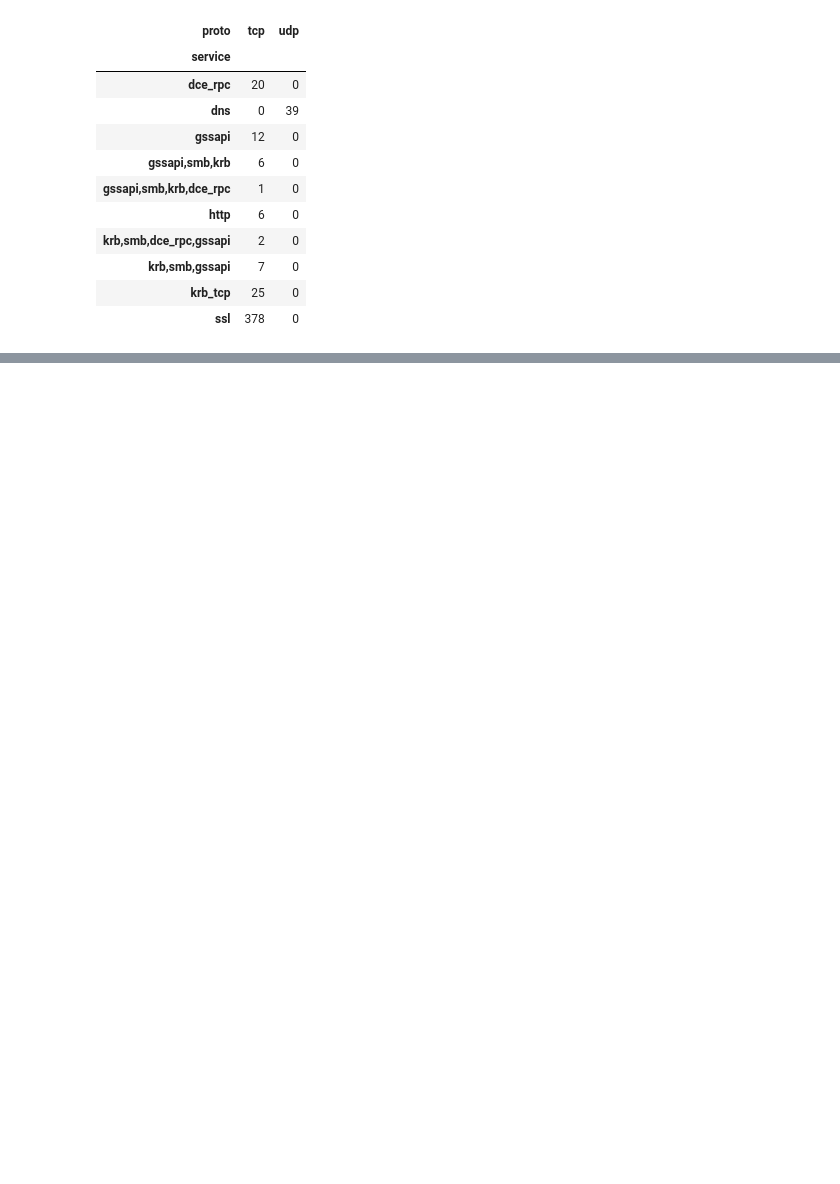
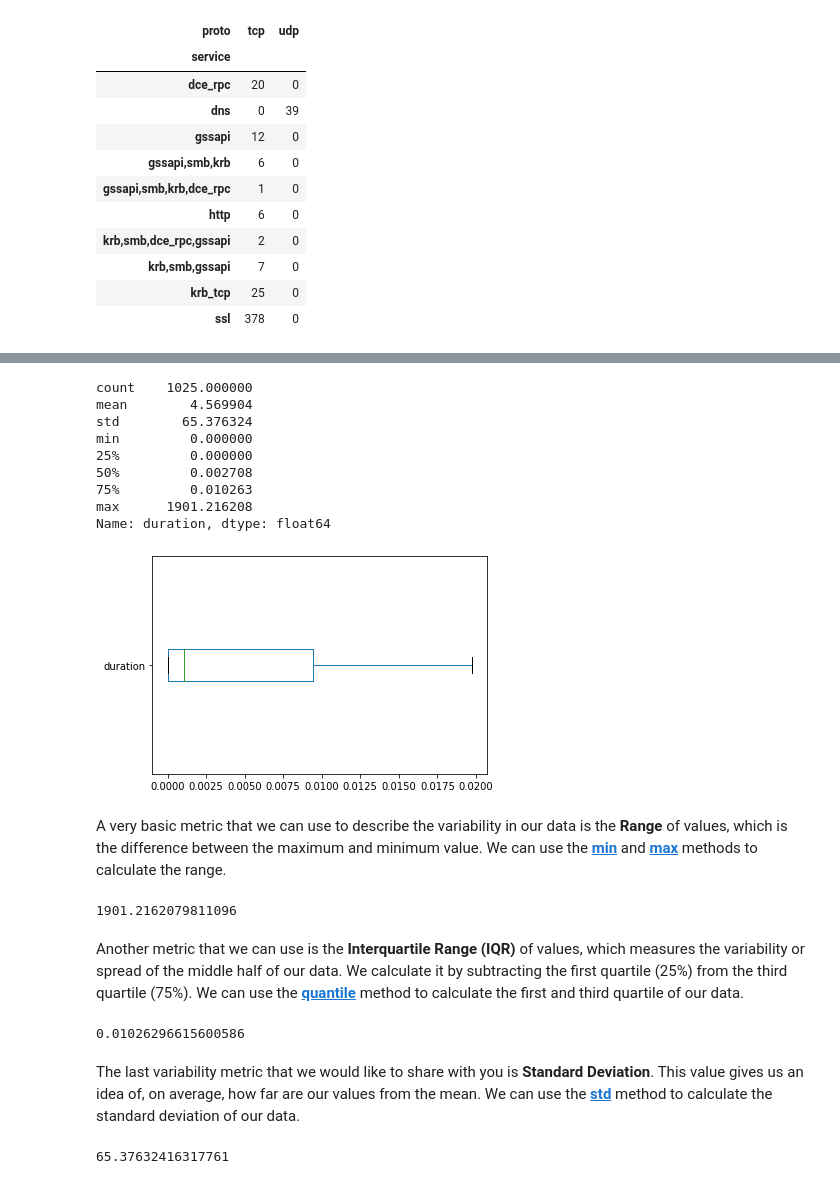
Before and after one commit to OTRF/infosec-jupyterthon, a Jupyter notebook: workshops/2021/day1/day1-3-Data-Analysis-with-Pandas Intro.ipynb, the cells around one changed output, grey strips where cells are left out. Cells and saved outputs as stored; diff of their text form; code cells hidden in the pictures; blank space fills up the shorter version.

```diff
--- a/workshops/2021/day1/day1-3-Data-Analysis-with-Pandas Intro.ipynb
+++ b/workshops/2021/day1/day1-3-Data-Analysis-with-Pandas Intro.ipynb
@@ -1560,0 +1720,36 @@ pd.crosstab(index = zeek_df['service'], columns = zeek_df['proto'])
+# %%
+# Filtering duration values less or equal to 0.02
+numerical_data_updated[numerical_data_updated['duration'] <= 0.02].boxplot(column = 'duration', vert = False, grid = False)
+print(numerical_data_updated['duration'].describe())
+# %% [output]
+count    1025.000000
+mean        4.569904
+std        65.376324
+min         0.000000
+25%         0.000000
+50%         0.002708
+75%         0.010263
+max      1901.216208
+Name: duration, dtype: float64
+[figure, added]
+# %% [markdown]
+A very basic metric that we can use to describe the variability in our data is the **Range** of values, which is the difference between the maximum and minimum value. We can use the **[min](https://pandas.pydata.org/pandas-docs/stable/reference/api/pandas.DataFrame.min.html)** and **[max](https://pandas.pydata.org/pandas-docs/stable/reference/api/pandas.DataFrame.max.html)** methods to calculate the range.
+# %%
+range = zeek_df['duration'].max() - zeek_df['duration'].min()
+range
+# %% [output]
+1901.2162079811096
+# %% [markdown]
+Another metric that we can use is the **Interquartile Range (IQR)** of values, which measures the variability or spread of the middle half of our data. We calculate it by subtracting  the first quartile (25%) from the third quartile (75%). We can use the **[quantile](https://pandas.pydata.org/pandas-docs/stable/reference/api/pandas.DataFrame.quantile.html)** method to calculate the first and third quartile of our data.
+# %%
+iqr = zeek_df['duration'].quantile(q = 0.75) - zeek_df['duration'].quantile(q = 0.25)
+iqr
+# %% [output]
+0.01026296615600586
+# %% [markdown]
+The last variability metric that we would like to share with you is **Standard Deviation**. This value gives us an idea of, on average, how far are our values from the mean. We can use the **[std](https://pandas.pydata.org/pandas-docs/stable/reference/api/pandas.DataFrame.std.html)** method to calculate the standard deviation of our data.
+# %%
+std_dev = zeek_df['duration'].std()
+std_dev
+# %% [output]
+65.37632416317761
```
Also changed, not shown: parts of 53 cells of this notebook.
